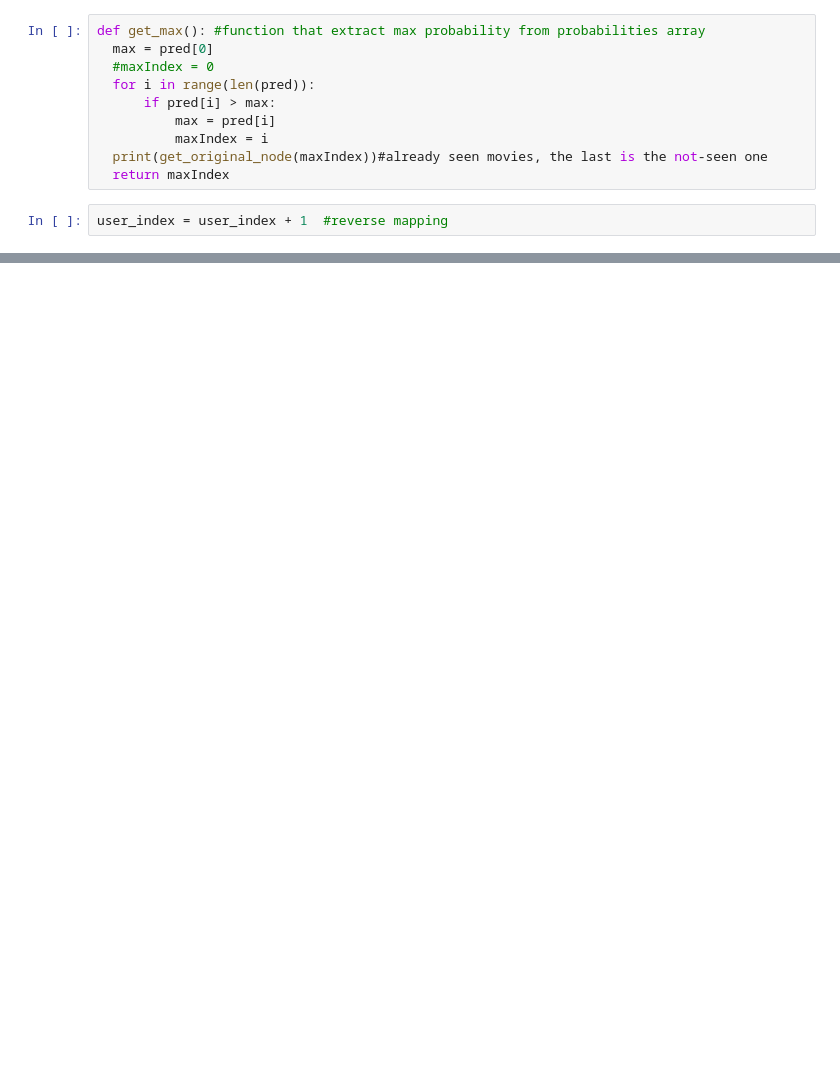
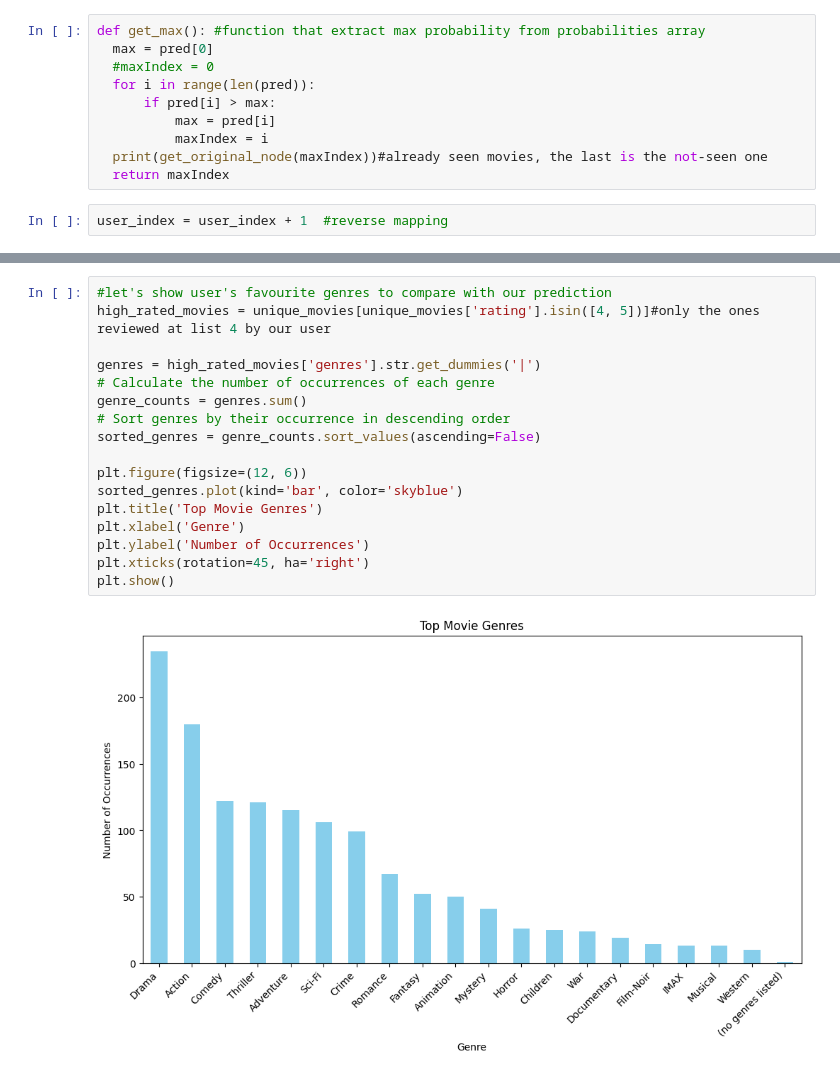
Before and after one commit to davideneffat/movie_recommendations, a Jupyter notebook: movielens.ipynb, the cells around one changed output, grey strips where cells are left out. Cells and saved outputs as stored; diff of their text form; blank space fills up the shorter version.

```diff
--- a/movielens.ipynb
+++ b/movielens.ipynb
@@ -633,3 +654,22 @@ Movies already seen by user 1:
+# %%
+#let's show user's favourite genres to compare with our prediction
+high_rated_movies = unique_movies[unique_movies['rating'].isin([4, 5])]#only the ones reviewed at list 4 by our user
+
+genres = high_rated_movies['genres'].str.get_dummies('|')
+# Calculate the number of occurrences of each genre
+genre_counts = genres.sum()
+# Sort genres by their occurrence in descending order
+sorted_genres = genre_counts.sort_values(ascending=False)
+
+plt.figure(figsize=(12, 6))
+sorted_genres.plot(kind='bar', color='skyblue')
+plt.title('Top Movie Genres')
+plt.xlabel('Genre')
+plt.ylabel('Number of Occurrences')
+plt.xticks(rotation=45, ha='right')
+plt.show()
+# %% [output]
+[figure, added]
 # %%
 #let's print our prediction
 print("Recommended movie for user {}:".format(user_index))
```
Also changed, not shown: parts of 14 cells of this notebook.
